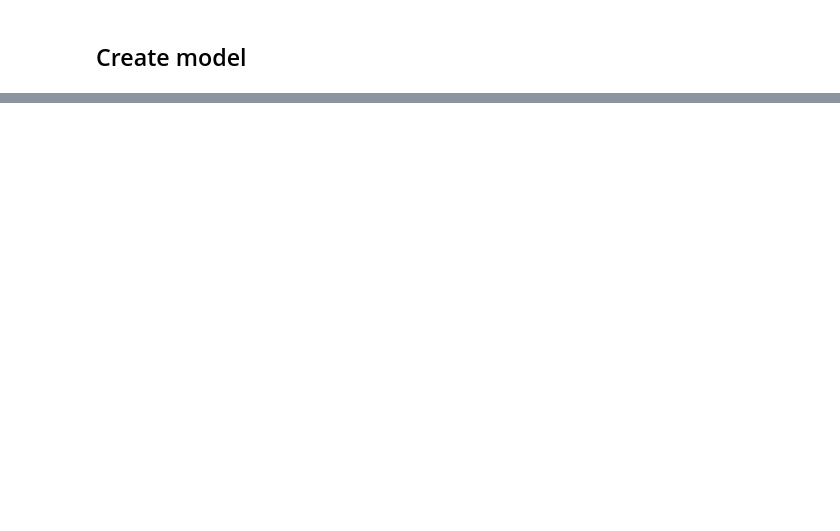
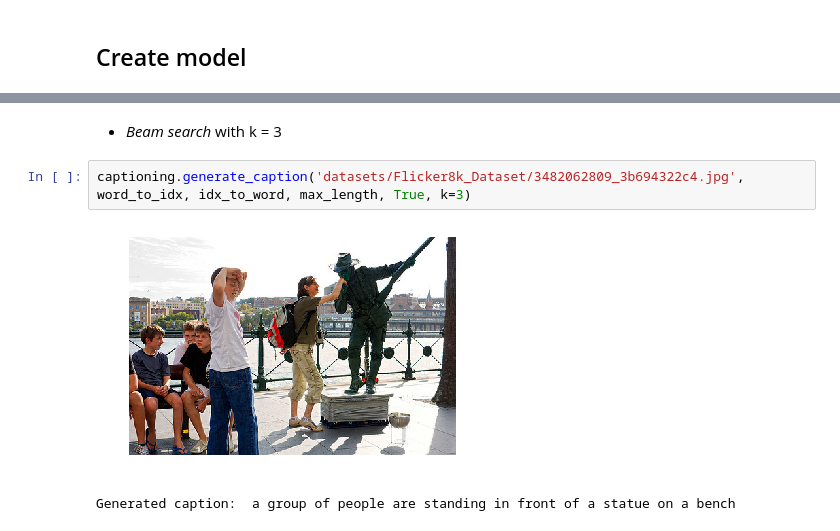
Before and after one commit to anhtu96/image-captioning, a Jupyter notebook: image_captioning.ipynb, the cells around one changed output, grey strips where cells are left out. Cells and saved outputs as stored; diff of their text form; blank space fills up the shorter version.

```diff
--- a/image_captioning.ipynb
+++ b/image_captioning.ipynb
@@ -159,0 +218,7 @@ Generated caption:  a little boy in a blue shirt is chasing a soccer ball on the
+# %% [markdown]
+* *Beam search* with k = 3
+# %%
+captioning.generate_caption('datasets/Flicker8k_Dataset/3482062809_3b694322c4.jpg', word_to_idx, idx_to_word, max_length, True, k=3)
+# %% [output]
+[figure, added]
+Generated caption:  a group of people are standing in front of a statue on a bench
```
Also changed, not shown: parts of 58 cells of this notebook.
